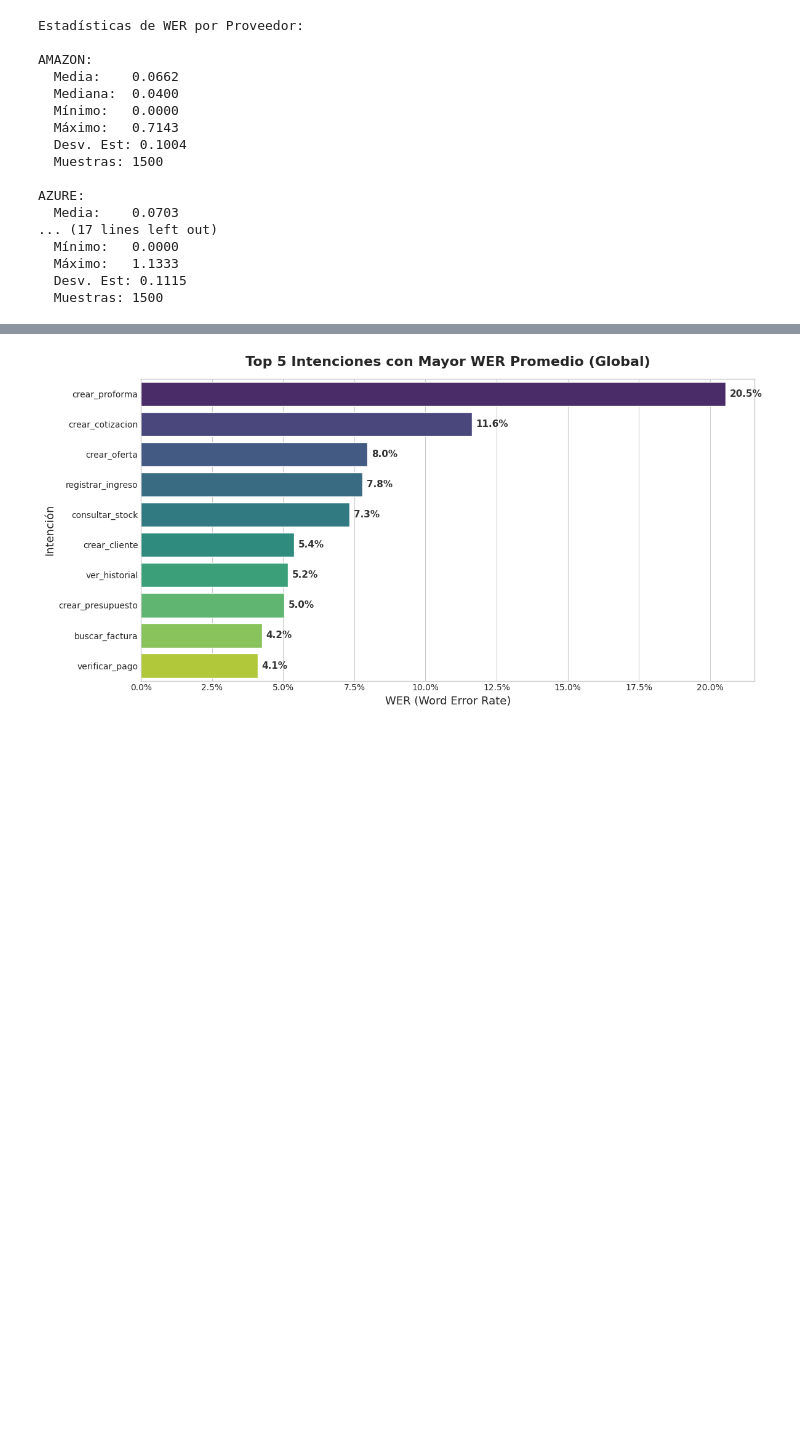
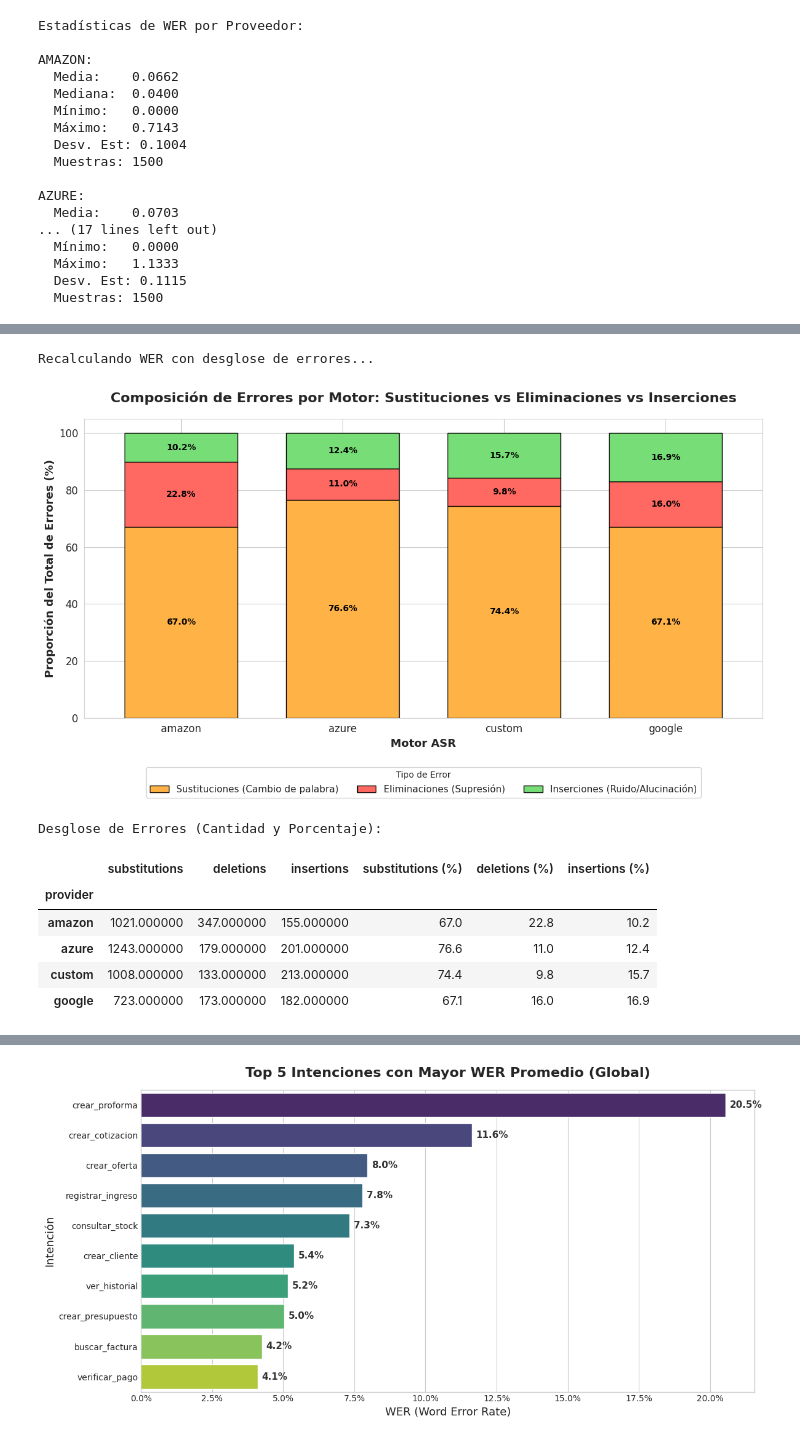
Before and after one commit to agomezb/ASR-Comparative, a Jupyter notebook: analisis.ipynb, the cells around one changed output, grey strips where cells are left out. Drawn from its saved outputs; the diff is of its cells as text; code cells hidden in the pictures; blank space fills up the shorter version.

```diff
--- a/analisis.ipynb
+++ b/analisis.ipynb
@@ -330,3 +345,64 @@ GOOGLE:
+# %%
+import importlib
+import wer_utils
+import matplotlib.pyplot as plt
+import pandas as pd
+
+# 1. Recargar módulo y recalcular WER para obtener desglose S/D/I
+# Es necesario recargar para asegurar que se use la versión actualizada de wer_utils que devuelve S/D/I
+importlib.reload(wer_utils)
+from wer_utils import calculate_wer_from_dataframe
+
+print("Recalculando WER con desglose de errores...")
+wer_global, df_detailed = calculate_wer_from_dataframe(full_df, 'ground_truth.json')
+
+# 2. Agrupar por proveedor y sumar componentes de error
+error_components = ['substitutions', 'deletions', 'insertions']
+error_breakdown = df_detailed.groupby('provider')[error_components].sum()
+
+# 3. Calcular porcentajes (Normalizar al 100% de los errores totales de cada proveedor)
+error_breakdown['total_errors'] = error_breakdown.sum(axis=1)
+error_breakdown_pct = error_breakdown[error_components].div(error_breakdown['total_errors'], axis=0) * 100
+
+# 4. Graficar Barras Apiladas al 100%
+ax = error_breakdown_pct.plot(kind='bar', stacked=True, figsize=(12, 7),
+                              color=['#FFB347', '#FF6961', '#77DD77'], # Naranja (S), Rojo (D), Verde (I)
+                              edgecolor='black', width=0.7)
+
+# Configuración del gráfico
+plt.title('Composición de Errores por Motor: Sustituciones vs Eliminaciones vs Inserciones',
+          fontsize=16, fontweight='bold', pad=20)
+plt.xlabel('Motor ASR', fontsize=13, fontweight='bold')
+plt.ylabel('Proporción del Total de Errores (%)', fontsize=13, fontweight='bold')
+plt.xticks(rotation=0, fontsize=12)
+plt.yticks(fontsize=12)
+
+# Configurar leyenda
+plt.legend(title='Tipo de Error', labels=['Sustituciones (Cambio de palabra)', 'Eliminaciones (Supresión)', 'Inserciones (Ruido/Alucinación)'],
+           loc='upper center', bbox_to_anchor=(0.5, -0.15), ncol=3, fontsize=11)
+
+# Añadir etiquetas de porcentaje en el centro de las barras
+for c in ax.containers:
+    # Filtrar etiquetas para barras muy pequeñas
+    labels = [f'{v.get_height():.1f}%' if v.get_height() > 3 else '' for v in c]
+    ax.bar_label(c, labels=labels, label_type='center', color='black', fontsize=10, fontweight='bold')
+
+plt.tight_layout()
+plt.show()
+
+# Mostrar tabla de datos absolutos y porcentuales
+print("\nDesglose de Errores (Cantidad y Porcentaje):")
+display(pd.concat([error_breakdown[error_components], error_breakdown_pct.add_suffix(' (%)')], axis=1).style.format("{:.1f}", subset=error_breakdown_pct.columns.map(lambda x: x + ' (%)')))
+# %% [output]
+Recalculando WER con desglose de errores...
+[figure, added]
+Desglose de Errores (Cantidad y Porcentaje):
+|  | substitutions | deletions | insertions | substitutions (%) | deletions (%) | insertions (%) |
+| provider |  |  |  |  |  |  |
+| amazon | 1021.000000 | 347.000000 | 155.000000 | 67.0 | 22.8 | 10.2 |
+| azure | 1243.000000 | 179.000000 | 201.000000 | 76.6 | 11.0 | 12.4 |
+| custom | 1008.000000 | 133.000000 | 213.000000 | 74.4 | 9.8 | 15.7 |
+| google | 723.000000 | 173.000000 | 182.000000 | 67.1 | 16.0 | 16.9 |
 # %%
 import matplotlib.pyplot as plt
 import seaborn as sns
```
Also changed, not shown: parts of 20 cells of this notebook, 2 other files.
